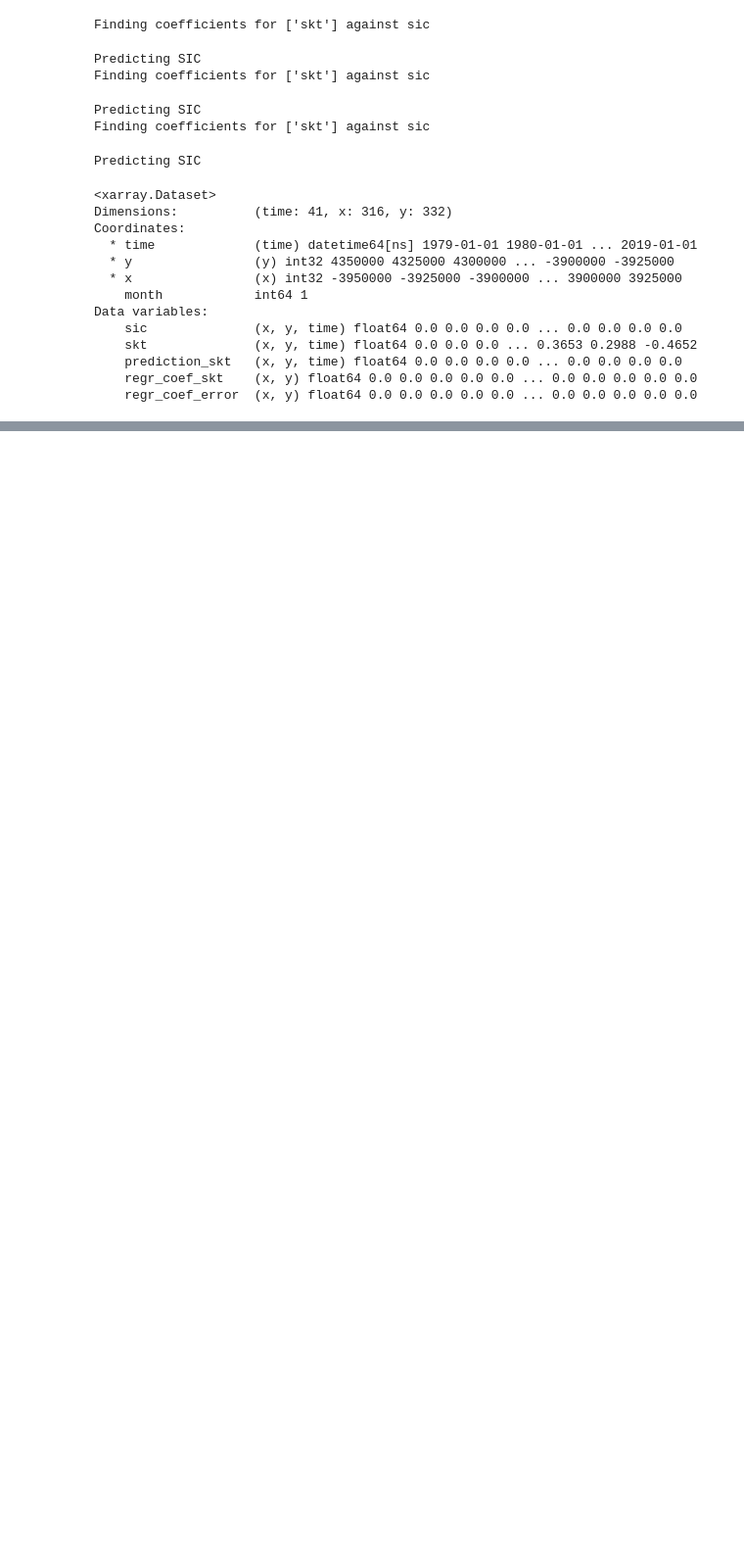
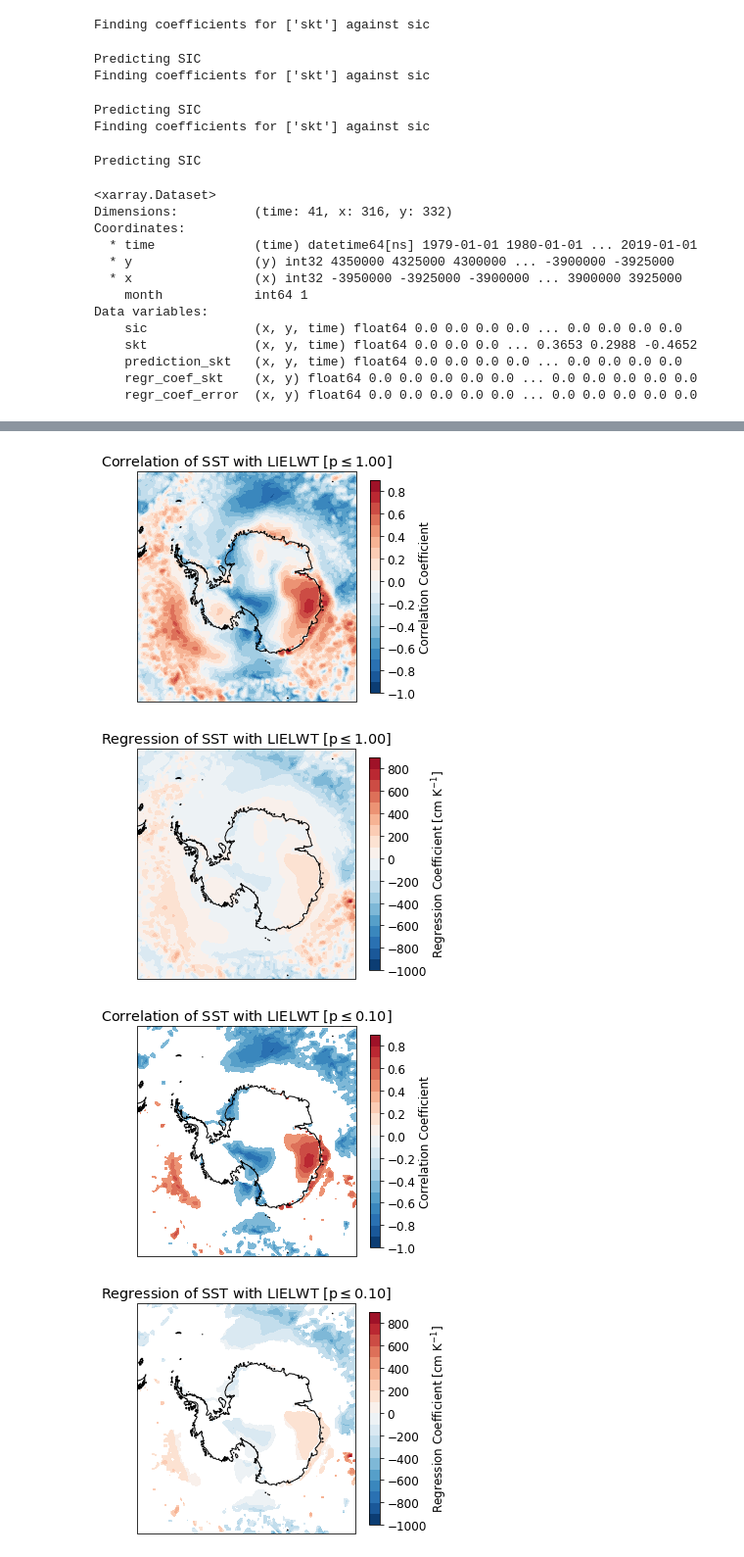
Before and after one commit to hjelleyman/Antarctica-M.2, a Jupyter notebook: Week 10.ipynb, the cells around one changed output, grey strips where cells are left out. Shown at 98% size. Drawn from its saved outputs; the diff is of its cells as text; code cells hidden in the pictures; blank space fills up the shorter version.

```diff
--- a/Week 10.ipynb
+++ b/Week 10.ipynb
@@ -81,0 +161,6 @@ ValueError: math domain error
+# %%
+dependant = LIC_peninsular_decrease_timeseries
+independant = temperature.sel(time=slice('2002-01-01', '2019-12-31')).skt.copy()
+dependant, independant = xr.broadcast(dependant, independant)
+ds = xr.Dataset(dict(dependant=dependant, independant=independant))
+ds
@@ -81,0 +195,2 @@ ValueError: math domain error
+# %%
+out = w9.fast_single_regression(dependant, independant)
@@ -81,0 +217,38 @@ ValueError: math domain error
+# %%
+sig_threshold = 0.1
+for sig_threshold in [1, 0.1, 0.05]:
+    regression_results_sig = out.where(out.pvalues<=sig_threshold)
+
+    fig = plt.figure(figsize=(5, 5))
+    ax = fig.add_subplot(1, 1, 1, projection=ccrs.SouthPolarStereo())
+
+    divnorm = TwoSlopeNorm(vmin=-1, vcenter=0, vmax=1)
+
+    plot = ax.contourf(regression_results_sig.x, regression_results_sig.y, regression_results_sig.correlation,
+                       levels=20, crs=ccrs.SouthPolarStereo(), norm = divnorm, cmap = 'RdBu_r')
+    ax.coastlines()
+    ax.set_title(f'Correlation of SST with LIELWT [p$\leq${sig_threshold:.2f}]')
+    cbar = plt.colorbar(plot, shrink=0.8)
+    cbar.set_label(r'Correlation Coefficient')
+    misc.savefigures(folder='images/week10', filename=f'correlations_{sig_threshold}')
+    plt.show()
+
+    fig = plt.figure(figsize=(5, 5))
+    ax = fig.add_subplot(1, 1, 1, projection=ccrs.SouthPolarStereo())
+
+    vmin, vmax = (-1000,1000)
+    divnorm = TwoSlopeNorm(vmin=vmin, vcenter=0, vmax=vmax)
+
+    plot = ax.contourf(regression_results_sig.x, regression_results_sig.y, regression_results_sig.regression,
+                       levels=np.arange(vmin,vmax,100), crs=ccrs.SouthPolarStereo(), norm = divnorm, cmap = 'RdBu_r')
+    ax.coastlines()
+    ax.set_title(f'Regression of SST with LIELWT [p$\leq${sig_threshold:.2f}]')
+    cbar = plt.colorbar(plot, shrink=0.8)
+    cbar.set_label(r'Regression Coefficient [cm K$^{-1}$]')
+    misc.savefigures(folder='images/week10', filename=f'regressions_{sig_threshold}')
+    plt.show()
+# %% [output]
+[figure, added]
+[figure, added]
+[figure, added]
+[figure, added]
```
Also changed, not shown: parts of 20 cells of this notebook, 7 other files.
